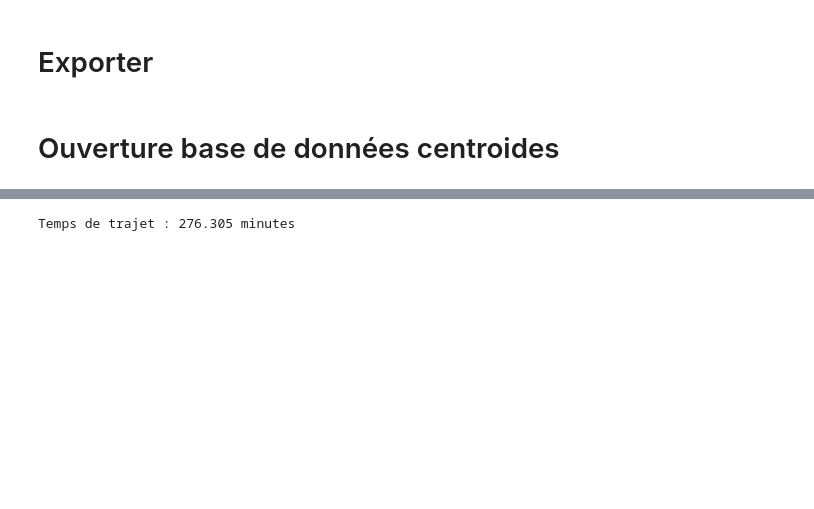
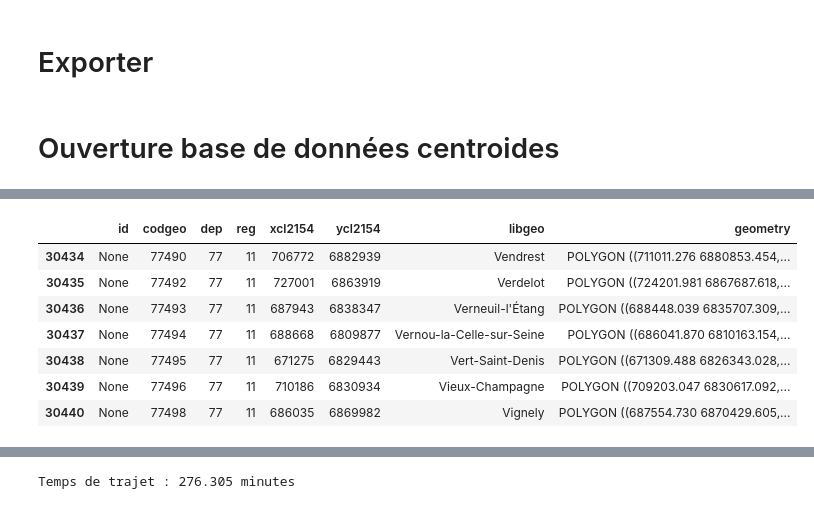
Before and after one commit to JulieBoyer/Econometrics, a Jupyter notebook: traitement_donnees.ipynb, the cells around one changed output, grey strips where cells are left out. Cells and saved outputs as stored; diff of their text form; code cells hidden in the pictures; blank space fills up the shorter version.

```diff
--- a/traitement_donnees.ipynb
+++ b/traitement_donnees.ipynb
@@ -479,5 +479,5 @@ liste_med_ban['Voie'] = liste_med_ban.apply(lambda x: fct_voie(x['libellétypede
 # %%
 import geopandas as gpd
 # %%
-#gdf = gpd.read_file('data/a-com2022-topo-2154.json')
-#gdf.head()
+gdf = gpd.read_file('data/a-com2022-topo-2154.json')
+gdf.head()
@@ -485,0 +540,11 @@ import geopandas as gpd
+# %%
+gdf[gdf['codgeo'].str.startswith('7749')]
+# %% [output]
+|  | id | codgeo | dep | reg | xcl2154 | ycl2154 | libgeo | geometry |
+| 30434 | None | 77490 | 77 | 11 | 706772 | 6882939 | Vendrest | POLYGON ((711011.276 6880853.454,... |
+| 30435 | None | 77492 | 77 | 11 | 727001 | 6863919 | Verdelot | POLYGON ((724201.981 6867687.618,... |
+| 30436 | None | 77493 | 77 | 11 | 687943 | 6838347 | Verneuil-l'Étang | POLYGON ((688448.039 6835707.309,... |
+| 30437 | None | 77494 | 77 | 11 | 688668 | 6809877 | Vernou-la-Celle-sur-Seine | POLYGON ((686041.870 6810163.154,... |
+| 30438 | None | 77495 | 77 | 11 | 671275 | 6829443 | Vert-Saint-Denis | POLYGON ((671309.488 6826343.028,... |
+| 30439 | None | 77496 | 77 | 11 | 710186 | 6830934 | Vieux-Champagne | POLYGON ((709203.047 6830617.092,... |
+| 30440 | None | 77498 | 77 | 11 | 686035 | 6869982 | Vignely | POLYGON ((687554.730 6870429.605,... |
```
Also changed, not shown: parts of 25 cells of this notebook, 1 other file.
